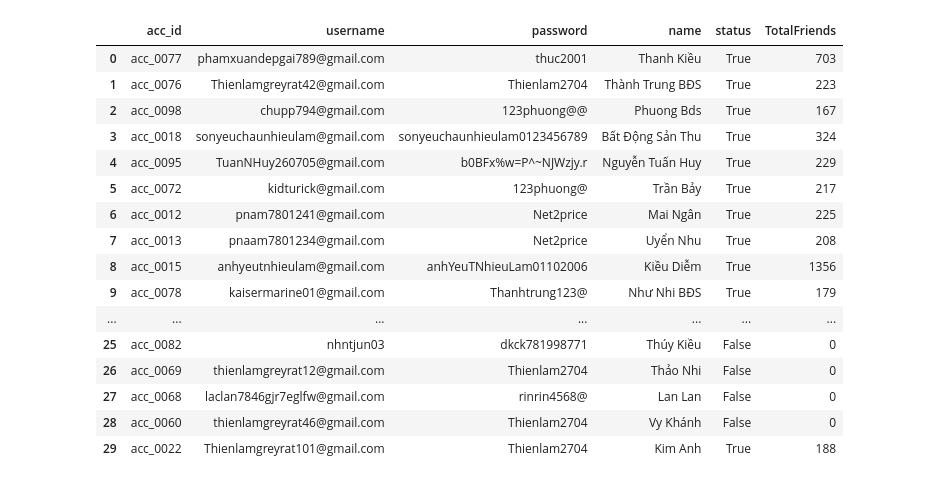
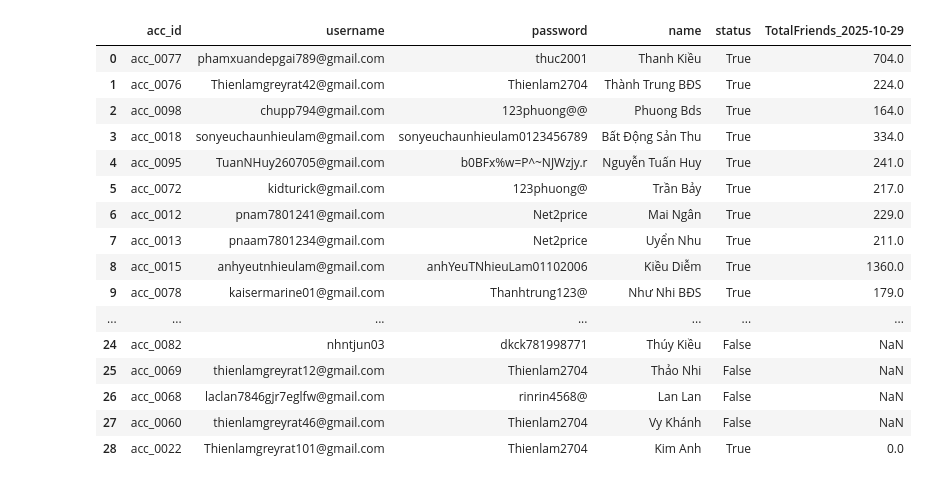
Before and after one commit to Philong04102005/git-practice, a Jupyter notebook: Facebook/util/asynAccountList.ipynb, the cells around one changed output. Cells and saved outputs as stored; diff of their text form; code cells hidden in the pictures.

```diff
--- a/Facebook/util/asynAccountList.ipynb
+++ b/Facebook/util/asynAccountList.ipynb
@@ -75,21 +31,0 @@ df_final
-# %%
-df_final = df_final[["acc_id","username","password","name","status","TotalFriends"]]
-df_final
-# %% [output]
-|  | acc_id | username | password | name | status | TotalFriends |
-| 0 | acc_0077 | phamxuandepgai789@gmail.com | thuc2001 | Thanh Kiều | True | 703 |
-| 1 | acc_0076 | Thienlamgreyrat42@gmail.com | Thienlam2704 | Thành Trung BĐS | True | 223 |
-| 2 | acc_0098 | chupp794@gmail.com | 123phuong@@ | Phuong Bds | True | 167 |
-| 3 | acc_0018 | sonyeuchaunhieulam@gmail.com | sonyeuchaunhieulam0123456789 | Bất Động Sản Thu | True | 324 |
-| 4 | acc_0095 | TuanNHuy260705@gmail.com | b0BFx%w=P^~NJWzjy.r | Nguyễn Tuấn Huy | True | 229 |
-| 5 | acc_0072 | kidturick@gmail.com | 123phuong@ | Trần Bảy | True | 217 |
-| 6 | acc_0012 | pnam7801241@gmail.com | Net2price | Mai Ngân | True | 225 |
-| 7 | acc_0013 | pnaam7801234@gmail.com | Net2price | Uyển Nhu | True | 208 |
-| 8 | acc_0015 | anhyeutnhieulam@gmail.com | anhYeuTNhieuLam01102006 | Kiều Diễm | True | 1356 |
-| 9 | acc_0078 | kaisermarine01@gmail.com | Thanhtrung123@ | Như Nhi BĐS | True | 179 |
-| ... | ... | ... | ... | ... | ... | ... |
-| 25 | acc_0082 | nhntjun03 | dkck781998771 | Thúy Kiều | False | 0 |
-| 26 | acc_0069 | thienlamgreyrat12@gmail.com | Thienlam2704 | Thảo Nhi | False | 0 |
-| 27 | acc_0068 | laclan7846gjr7eglfw@gmail.com | rinrin4568@ | Lan Lan | False | 0 |
-| 28 | acc_0060 | thienlamgreyrat46@gmail.com | Thienlam2704 | Vy Khánh | False | 0 |
-| 29 | acc_0022 | Thienlamgreyrat101@gmail.com | Thienlam2704 | Kim Anh | True | 188 |
@@ -97,0 +32,21 @@ df_final.to_csv(r"C:\PhiLong\Revoland\Revoland_AI-Automation\Seeding\Facebook\da
+# %%
+account_checked.drop(columns=["TotalFriends", "FriendsGrow", "Message", "Post"], inplace=True)
+account_checked
+# %% [output]
+|  | acc_id | username | password | name | status | TotalFriends_2025-10-29 |
+| 0 | acc_0077 | phamxuandepgai789@gmail.com | thuc2001 | Thanh Kiều | True | 704.0 |
+| 1 | acc_0076 | Thienlamgreyrat42@gmail.com | Thienlam2704 | Thành Trung BĐS | True | 224.0 |
+| 2 | acc_0098 | chupp794@gmail.com | 123phuong@@ | Phuong Bds | True | 164.0 |
+| 3 | acc_0018 | sonyeuchaunhieulam@gmail.com | sonyeuchaunhieulam0123456789 | Bất Động Sản Thu | True | 334.0 |
+| 4 | acc_0095 | TuanNHuy260705@gmail.com | b0BFx%w=P^~NJWzjy.r | Nguyễn Tuấn Huy | True | 241.0 |
+| 5 | acc_0072 | kidturick@gmail.com | 123phuong@ | Trần Bảy | True | 217.0 |
+| 6 | acc_0012 | pnam7801241@gmail.com | Net2price | Mai Ngân | True | 229.0 |
+| 7 | acc_0013 | pnaam7801234@gmail.com | Net2price | Uyển Nhu | True | 211.0 |
+| 8 | acc_0015 | anhyeutnhieulam@gmail.com | anhYeuTNhieuLam01102006 | Kiều Diễm | True | 1360.0 |
+| 9 | acc_0078 | kaisermarine01@gmail.com | Thanhtrung123@ | Như Nhi BĐS | True | 179.0 |
+| ... | ... | ... | ... | ... | ... | ... |
+| 24 | acc_0082 | nhntjun03 | dkck781998771 | Thúy Kiều | False | NaN |
+| 25 | acc_0069 | thienlamgreyrat12@gmail.com | Thienlam2704 | Thảo Nhi | False | NaN |
+| 26 | acc_0068 | laclan7846gjr7eglfw@gmail.com | rinrin4568@ | Lan Lan | False | NaN |
+| 27 | acc_0060 | thienlamgreyrat46@gmail.com | Thienlam2704 | Vy Khánh | False | NaN |
+| 28 | acc_0022 | Thienlamgreyrat101@gmail.com | Thienlam2704 | Kim Anh | True | 0.0 |
```
Also changed, not shown: parts of 15 cells of this notebook, 47 other files.
